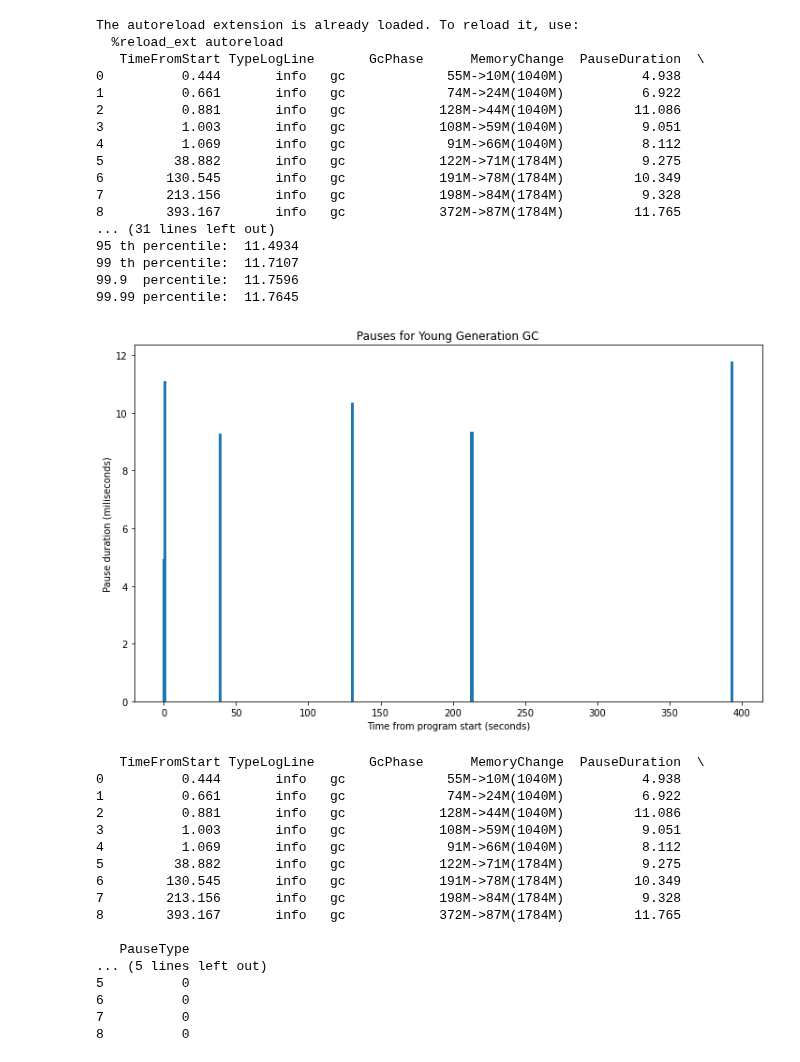
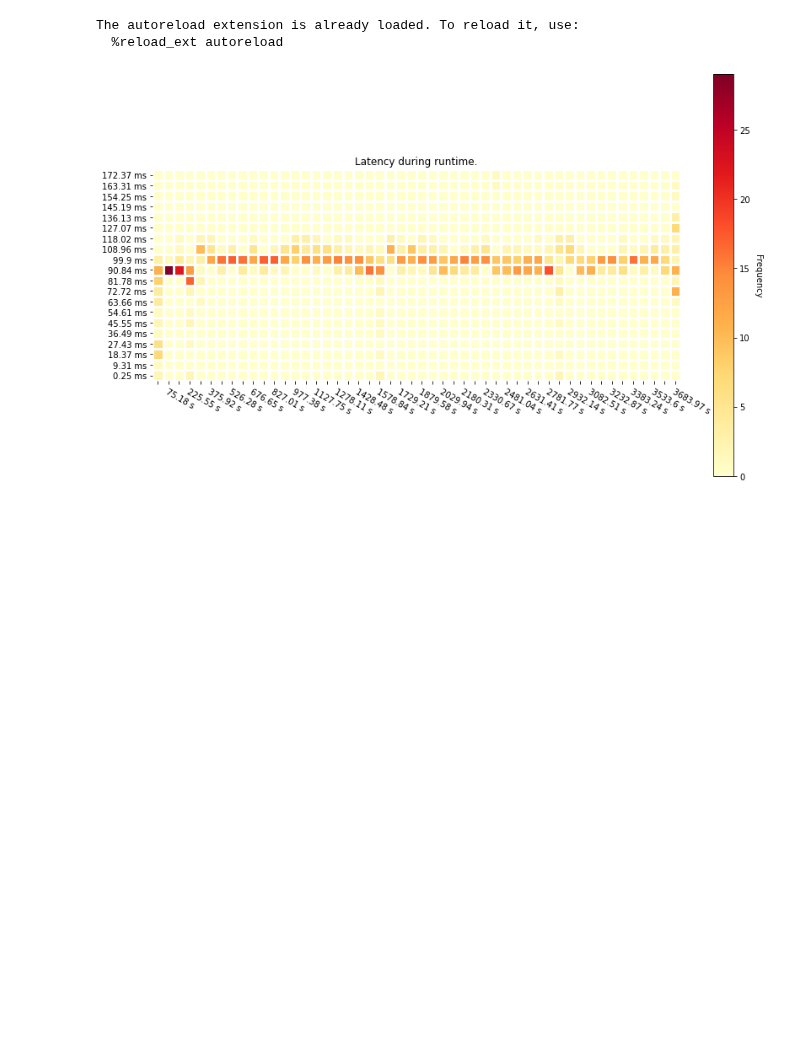
Before and after one commit to apple/GCGC, a Jupyter notebook: Jupyter-everything/convert-to-pandas.ipynb, the cells around one changed output. Saved outputs shown, nothing was run; the diff lists cells and outputs as text; code cells hidden in the pictures; blank space fills up the shorter version.

Commit message:
Added width and height. TODO: Change axis frequency, change / scale color bar to fit expected size of table

```diff
--- a/Jupyter-everything/convert-to-pandas.ipynb
+++ b/Jupyter-everything/convert-to-pandas.ipynb
@@ -1,58 +1,18 @@
 # %%
 ''' Collects information on pauses, and displays charts and metadata on pauses'''
 %load_ext autoreload
 %autoreload 2
 from scripts import parse_log as pl
 from scripts import plot_data as dplt
 from scripts import compare_logs as cl
-pl.setLogPath("datasets/FLIGHT_GC.log")
+from scripts import heatmap as hm
+
+pl.setLogPath("datasets/long_amzn_workload.log")
+
 # Get the pauses information from file specified above
-table_young_pauses = pl.getYoungPauses(create_csv = False)
-
-if not table_young_pauses.empty:
-    # plot bar graph for pauses , X = time, Y = pause_dOuration
-    dplt.plot_pauses(table_young_pauses)
-
-    # plot line graph for pauses, X = time, Y = time paused (Scaled)
-    # NOTE: (TODO:) these files currently live in scripts/compare_logs , they should live in plot_data
-    cl.setFiles([pl.getLogPath()], [str(pl.getLogPath())])
-    cl.comparePauses(True, 12, 12)
-
-else:
-    print("No information recorded")
+t = pl.getYoungPauses(create_csv = False)
+dplt.plot_heatmap(t, 50, 20, False)
 # %% [output]
 The autoreload extension is already loaded. To reload it, use:
   %reload_ext autoreload
-   TimeFromStart TypeLogLine       GcPhase      MemoryChange  PauseDuration  \
-0          0.444       info   gc             55M->10M(1040M)          4.938
-1          0.661       info   gc             74M->24M(1040M)          6.922
-2          0.881       info   gc            128M->44M(1040M)         11.086
-3          1.003       info   gc            108M->59M(1040M)          9.051
-4          1.069       info   gc             91M->66M(1040M)          8.112
-5         38.882       info   gc            122M->71M(1784M)          9.275
-6        130.545       info   gc            191M->78M(1784M)         10.349
-7        213.156       info   gc            198M->84M(1784M)          9.328
-8        393.167       info   gc            372M->87M(1784M)         11.765
-... (31 lines left out)
-95 th percentile:  11.4934
-99 th percentile:  11.7107
-99.9  percentile:  11.7596
-99.99 percentile:  11.7645
-[figure, old version]
+[figure, new version]
-   TimeFromStart TypeLogLine       GcPhase      MemoryChange  PauseDuration  \
-0          0.444       info   gc             55M->10M(1040M)          4.938
-1          0.661       info   gc             74M->24M(1040M)          6.922
-2          0.881       info   gc            128M->44M(1040M)         11.086
-3          1.003       info   gc            108M->59M(1040M)          9.051
-4          1.069       info   gc             91M->66M(1040M)          8.112
-5         38.882       info   gc            122M->71M(1784M)          9.275
-6        130.545       info   gc            191M->78M(1784M)         10.349
-7        213.156       info   gc            198M->84M(1784M)          9.328
-8        393.167       info   gc            372M->87M(1784M)         11.765
-
-   PauseType
-... (5 lines left out)
-5          0
-6          0
-7          0
-8          0
```
Also changed, not shown: parts of 1 cell of this notebook, 3 other files.
